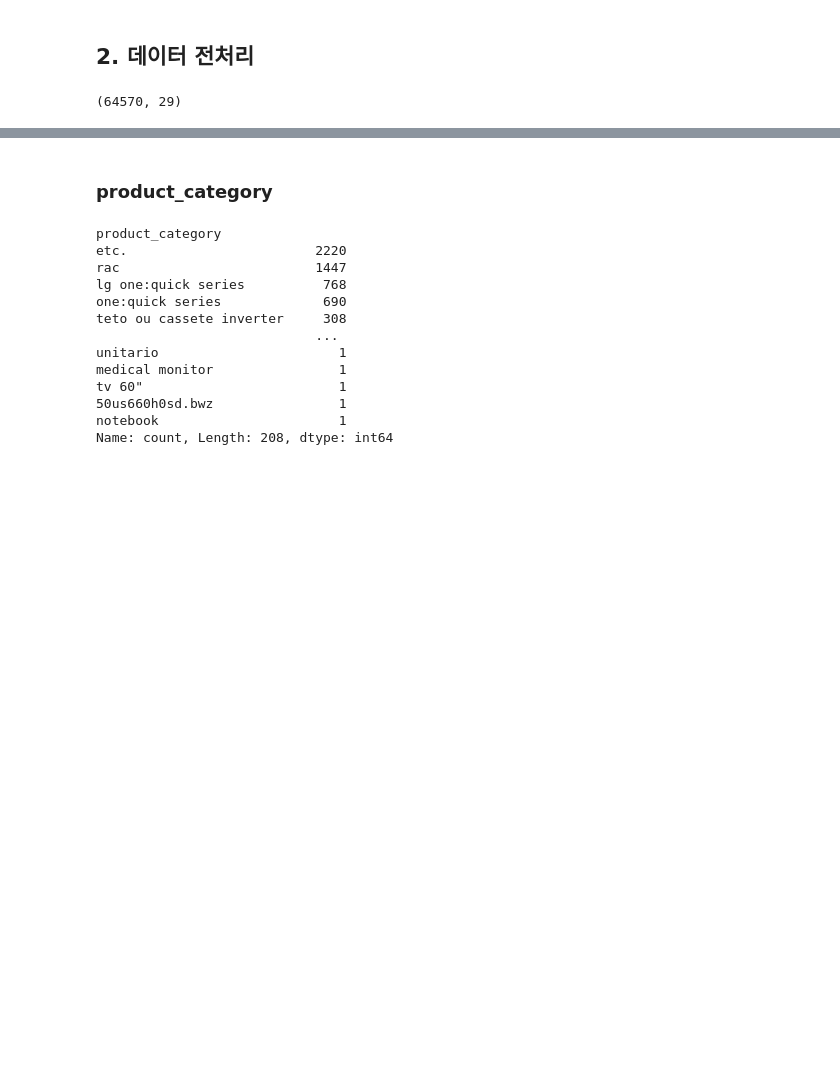
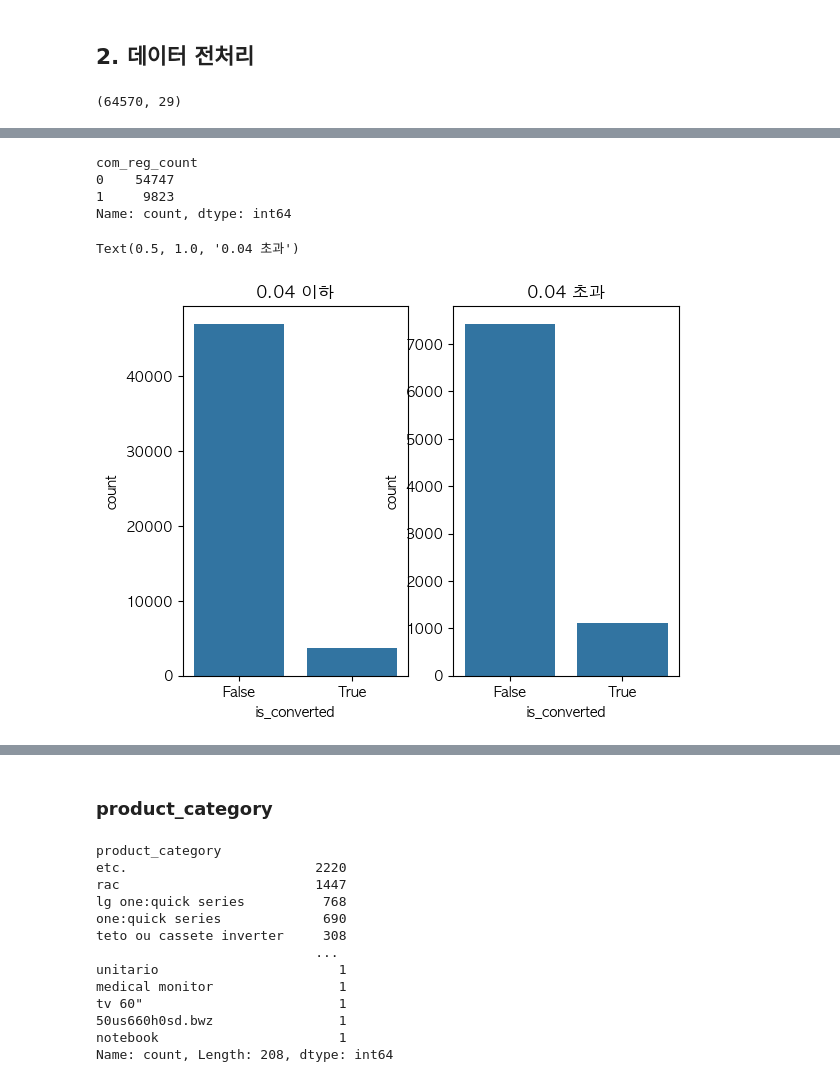
Before and after one commit to egahyun/LG_aimers_B2BEST, a Jupyter notebook: data_eda.ipynb, the cells around one changed output, grey strips where cells are left out. Saved outputs shown, nothing was run; the diff lists cells and outputs as text; code cells hidden in the pictures; blank space fills up the shorter version.

```diff
--- a/data_eda.ipynb
+++ b/data_eda.ipynb
@@ -46,0 +122,18 @@ df_all.shape
+# %%
+# 0.04 이하는 0  0.04 초과는 1
+df_all['com_reg_count'] = df_all['com_reg_ver_win_rate'].apply(lambda x: 1 if x > 0.04 else 0)
+df_all['com_reg_count'].value_counts()
+# %% [output]
+com_reg_count
+0    54747
+1     9823
+Name: count, dtype: int64
+# %%
+fig, ax = plt.subplots(1,2)
+sns.countplot(x = 'is_converted', data = df_all[df_all['com_reg_count'] == 0], ax = ax[0])
+ax[0].set_title('0.04 이하')
+sns.countplot(x = 'is_converted', data = df_all[df_all['com_reg_count'] == 1], ax = ax[1])
+ax[1].set_title('0.04 초과')
+# %% [output]
+Text(0.5, 1.0, '0.04 초과')
+[figure, added]
```
Also changed, not shown: parts of 31 cells of this notebook, 1 other file.
